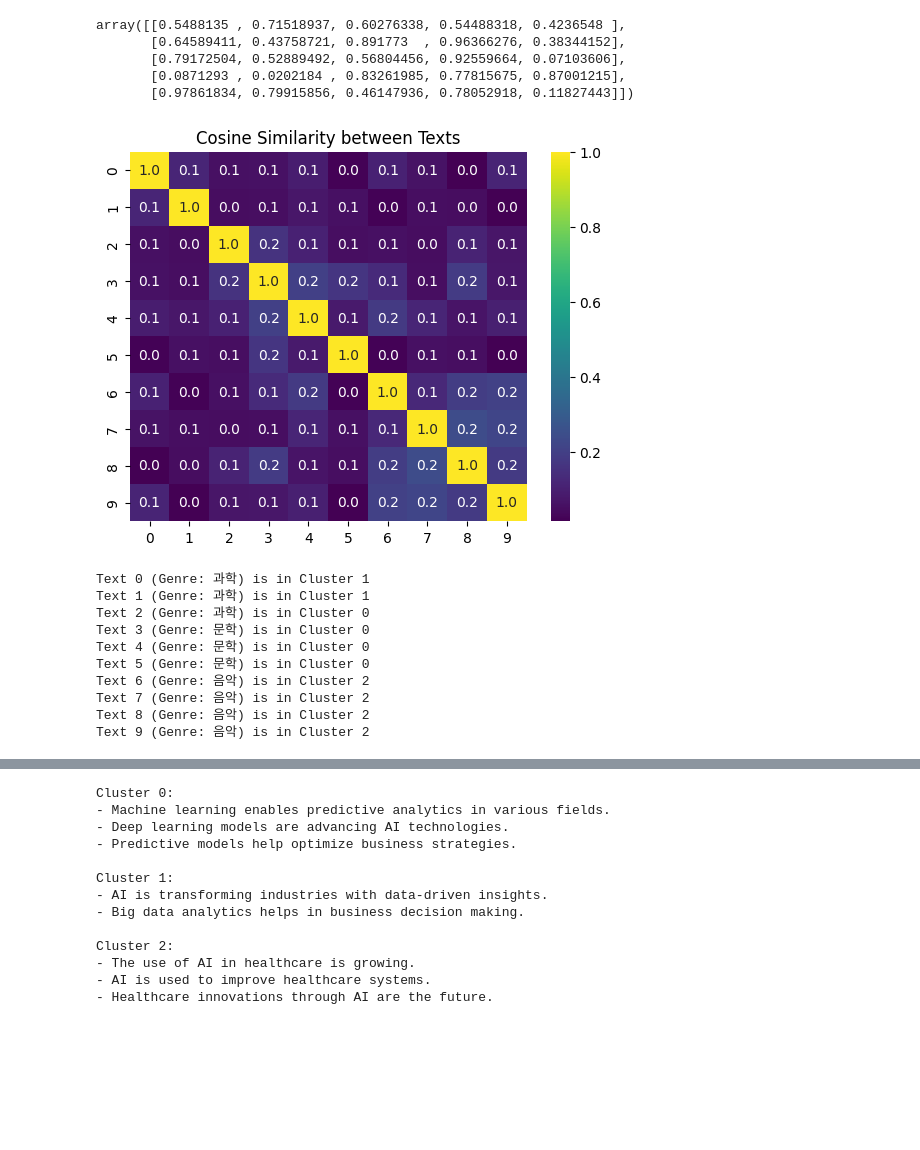
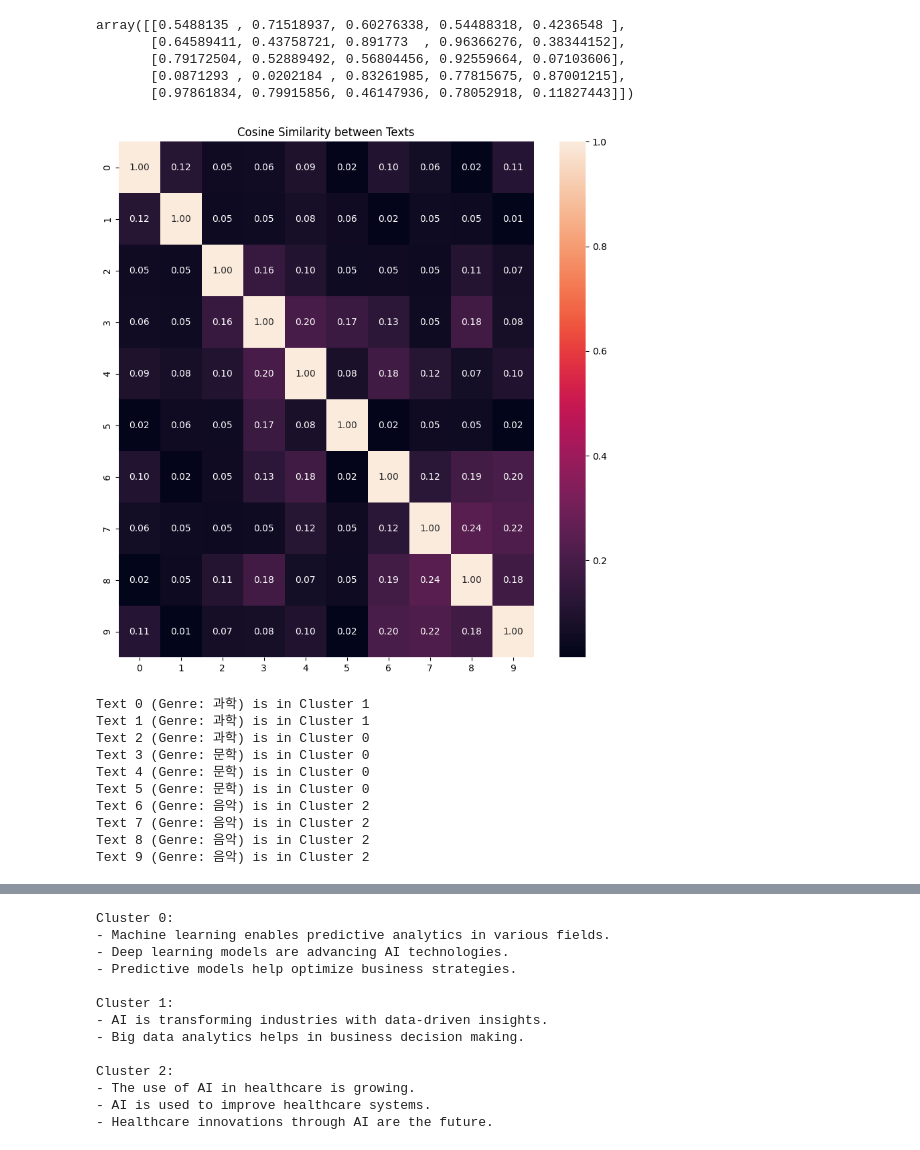
Before and after one commit to ancestor9/24_fall_textmining_NLP, a Jupyter notebook: 1015_군집분석.ipynb, the cells around one changed output, grey strips where cells are left out. Saved outputs shown, nothing was run; the diff lists cells and outputs as text; code cells hidden in the pictures; blank space fills up the shorter version.

```diff
--- a/1015_군집분석.ipynb
+++ b/1015_군집분석.ipynb
@@ -294,35 +294,36 @@ texts = [
     "Literature is the art of written works, and it includes fiction.",  # 문학
     "Poetry is a form of literature that uses aesthetic and rhythmic qualities of language.",  # 문학
     "A novel is a relatively long work of narrative fiction.",  # 문학
     "Music is an art form, and cultural activity, that involves sound.",  # 음악
     "Jazz is a genre of music that originated in African-American communities.",  # 음악
     "Classical music is art music produced in the traditions of Western culture.",  # 음악
     "Rock music is a genre that evolved from rock and roll and pop music."  # 음악
 ]
 
 # TF-IDF 행렬 생성
 tfidf_vectorizer = TfidfVectorizer()
 tfidf_matrix = tfidf_vectorizer.fit_transform(texts)
 
 # 코사인 유사성 계산
 cosine_sim = cosine_similarity(tfidf_matrix)
 
 # Agglomerative Clustering을 사용한 군집분석
 clustering = AgglomerativeClustering(n_clusters=3, metric='precomputed', linkage='average')
 labels = clustering.fit_predict(1 - cosine_sim)
 
 
 # 코사인 유사성 행렬 시각화
-sns.heatmap(cosine_sim, annot=True, fmt='.1f', cmap="viridis", cbar=True)
+plt.figure(figsize=(10, 10))
+sns.heatmap(cosine_sim, annot=True, fmt='.2f', cbar=True)
 plt.title("Cosine Similarity between Texts")
 plt.show()
 
 # 군집 결과 출력
 for idx, label in enumerate(labels):
     genre = "과학" if idx < 3 else "문학" if idx < 6 else "음악"
     print(f"Text {idx} (Genre: {genre}) is in Cluster {label}")
 # %% [output]
-[figure, old version]
+[figure, new version]
 Text 0 (Genre: 과학) is in Cluster 1
 Text 1 (Genre: 과학) is in Cluster 1
 Text 2 (Genre: 과학) is in Cluster 0
```
Also changed, not shown: parts of 1 cell of this notebook.
